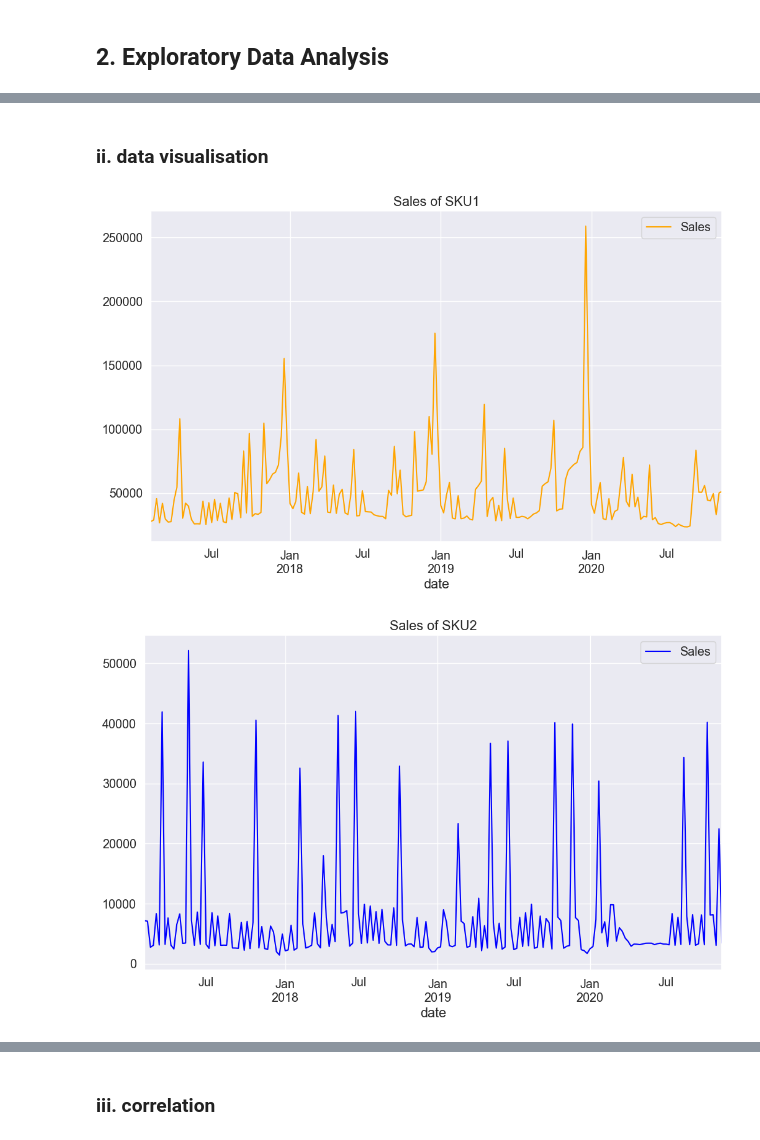
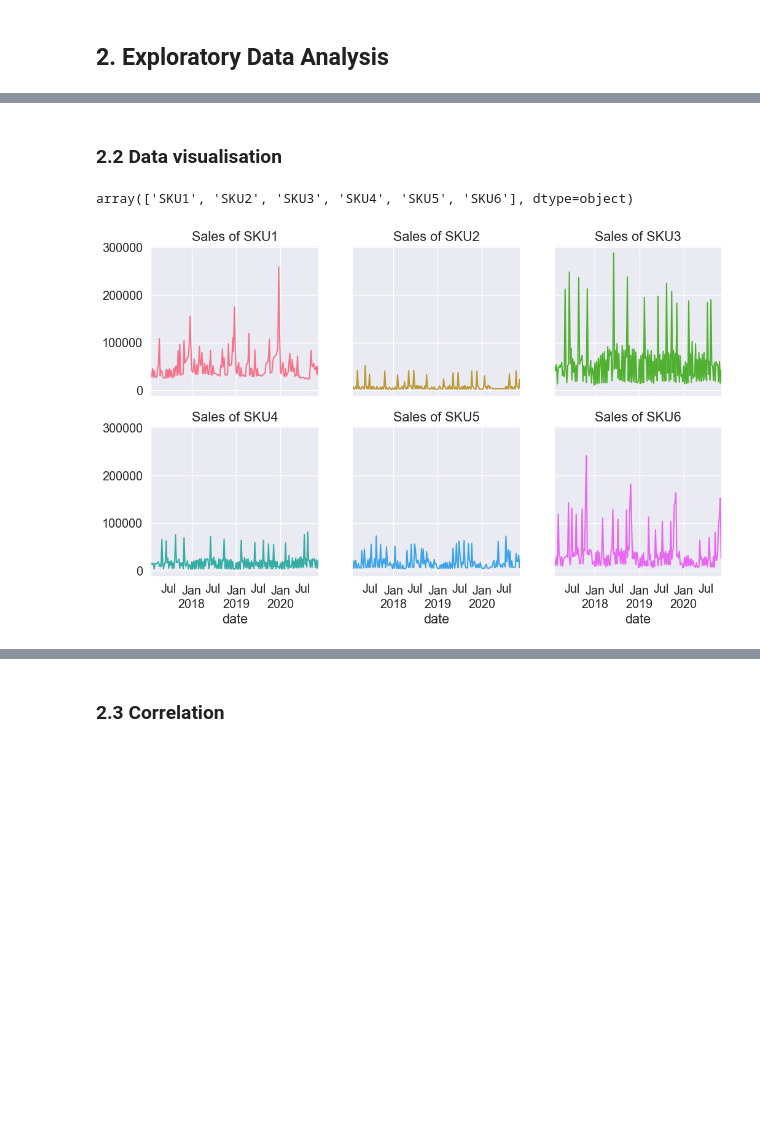
Before and after one commit to keithonpy/bev_retail_forecasting, a Jupyter notebook: retail_forecasting.ipynb, the cells around one changed output, grey strips where cells are left out. Saved outputs shown, nothing was run; the diff lists cells and outputs as text; code cells hidden in the pictures; blank space fills up the shorter version.

```diff
--- a/retail_forecasting.ipynb
+++ b/retail_forecasting.ipynb
@@ -59,7 +70,7 @@ CHRISTMAS                      int64
 dtype: object
 # %%
 df['Price Discount (%)'] = [x.replace('%', '') for x in df['Price Discount (%)']]
-df['Price Discount (%)'] = df['Price Discount (%)'].astype(int)
+df['Price Discount (%)'] = df['Price Discount (%)'].astype('int64')
 # %%
 df.dtypes
 # %% [output]
@@ -100,0 +114,4 @@ No missing values were found
+# %%
+df.columns = [c.replace(' ', '_') for c in df.columns]
+df = df.rename(columns = {'In-Store_Promo' : 'In_Store_Promo'})
+df.columns
@@ -143,16 +162,19 @@ round(df.describe(datetime_is_numeric=True, include='all'),2)
 # %% [markdown]
-### ii. data visualisation
+### 2.2 Data visualisation
 # %%
-df_time = df.set_index('date')
+df = df.set_index('date')
+# %%
+df['Product'].unique()
+# %% [output]
+array(['SKU1', 'SKU2', 'SKU3', 'SKU4', 'SKU5', 'SKU6'], dtype=object)
 # %%
-color=['orange', 'blue', 'green', 'red', 'purple', 'brown']
+fig, ax = plt.subplots(2, 3, figsize = (12, 7), sharex = True, sharey = True)
+palette = sns.color_palette("husl", n_colors=df['Product'].nunique())
 
-for i, c in zip(range(1, 7), color):
-    product_name = 'SKU' + str(i)
-    df_sku = df_time[df_time['Product'] == product_name]
-    plt.figure(figsize = (12,7))
-
-    df_sku['Sales'].plot(title = f'Sales of {product_name}', legend= True, color = c)
+for i, c in enumerate(palette):
+    product_name = f"SKU{str(i+1)}"
+    df.query('Product == @product_name') \
+        .Sales \
+        .plot(ax = ax[i // 3][i % 3], color = c, title = f"Sales of {product_name}")
 # %% [output]
-[figure, old version]
+[figure, new version]
-[figure, removed]
@@ -163,3 +181,3 @@ for i, c in zip(range(1, 7), color):
 # %% [markdown]
-### iii. correlation
+### 2.3 Correlation
 # %%
```
Also changed, not shown: parts of 25 cells of this notebook.
